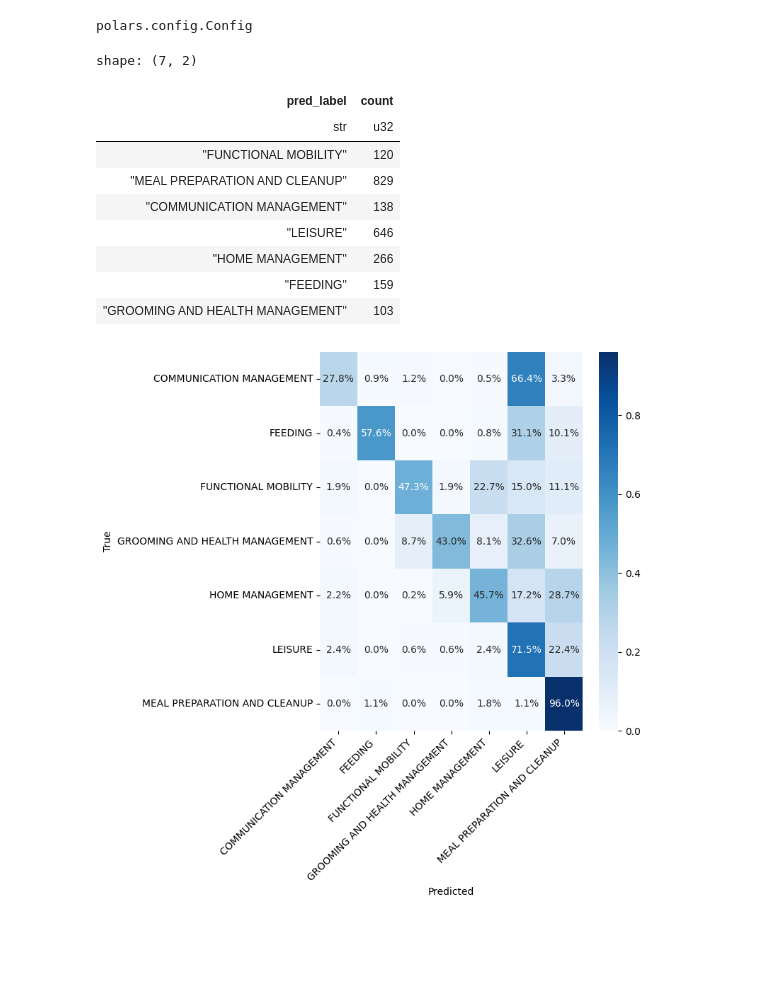
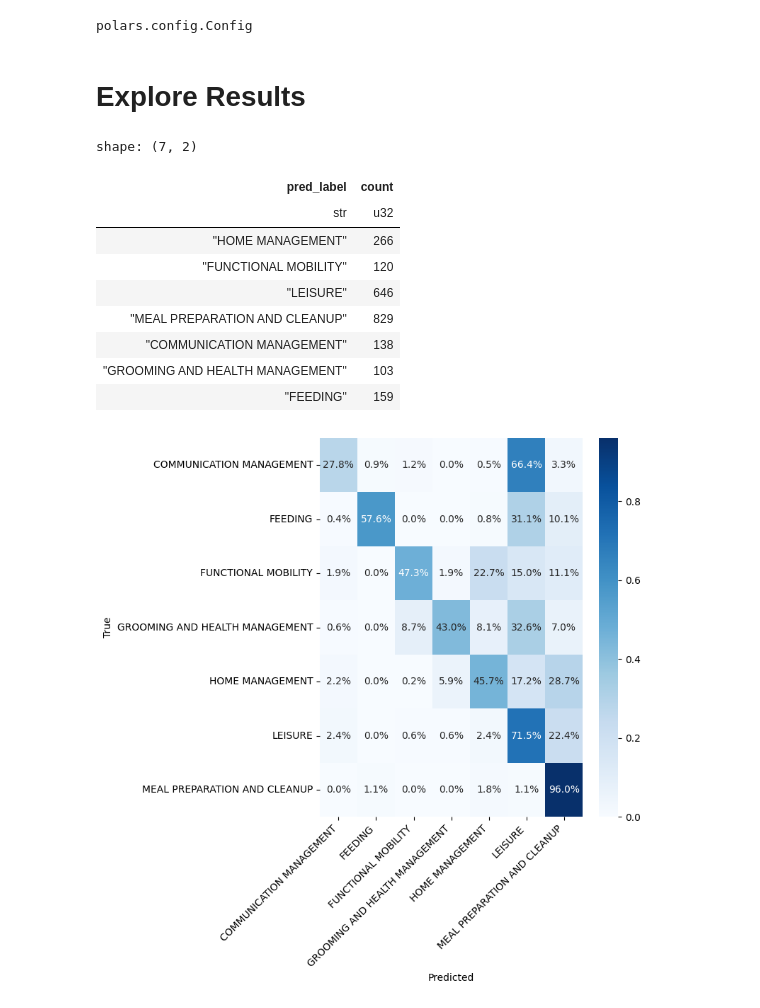
Before and after one commit to adeshkadambi/ADLLM, a Jupyter notebook: evaluations/evaluation_2024_11_18.ipynb, the cells around one changed output. Saved outputs shown, nothing was run; the diff lists cells and outputs as text; code cells hidden in the pictures; blank space fills up the shorter version.

```diff
--- a/evaluations/evaluation_2024_11_18.ipynb
+++ b/evaluations/evaluation_2024_11_18.ipynb
@@ -19,25 +16,30 @@ with open(results_path, 'r') as f:
+# %% [markdown]
+# Explore Results
 # %%
+results_path = os.path.join(batch_path, 'results.json')
+
+with open(results_path, 'r') as f:
+    results = json.load(f)
+
 data = []
 for file_path, result in results.items():
     true_label = ev.get_true_label(file_path)
     pred_label = result["prediction"]
     data.append({"true_label": true_label, "pred_label": pred_label})
 
-# Create Polars DataFrame
 df = pl.DataFrame(data)
+df['pred_label'].value_counts()
+# %% [output]
+shape: (7, 2)
+| pred_label | count |
+| str | u32 |
+| "HOME MANAGEMENT" | 266 |
+| "FUNCTIONAL MOBILITY" | 120 |
+| "LEISURE" | 646 |
+| "MEAL PREPARATION AND CLEANUP" | 829 |
+| "COMMUNICATION MANAGEMENT" | 138 |
+| "GROOMING AND HEALTH MANAGEMENT" | 103 |
+| "FEEDING" | 159 |
-# %%
-df['pred_label'].value_counts()
-# %% [output]
-shape: (7, 2)
-| pred_label | count |
-| str | u32 |
-| "FUNCTIONAL MOBILITY" | 120 |
-| "MEAL PREPARATION AND CLEANUP" | 829 |
-| "COMMUNICATION MANAGEMENT" | 138 |
-| "LEISURE" | 646 |
-| "HOME MANAGEMENT" | 266 |
-| "FEEDING" | 159 |
-| "GROOMING AND HEALTH MANAGEMENT" | 103 |
 # %%
 evaluation = ev.evaluate_adl_classifications(results_dict=results)
 # %% [output]
```
Also changed, not shown: parts of 9 cells of this notebook, 1 other file.
